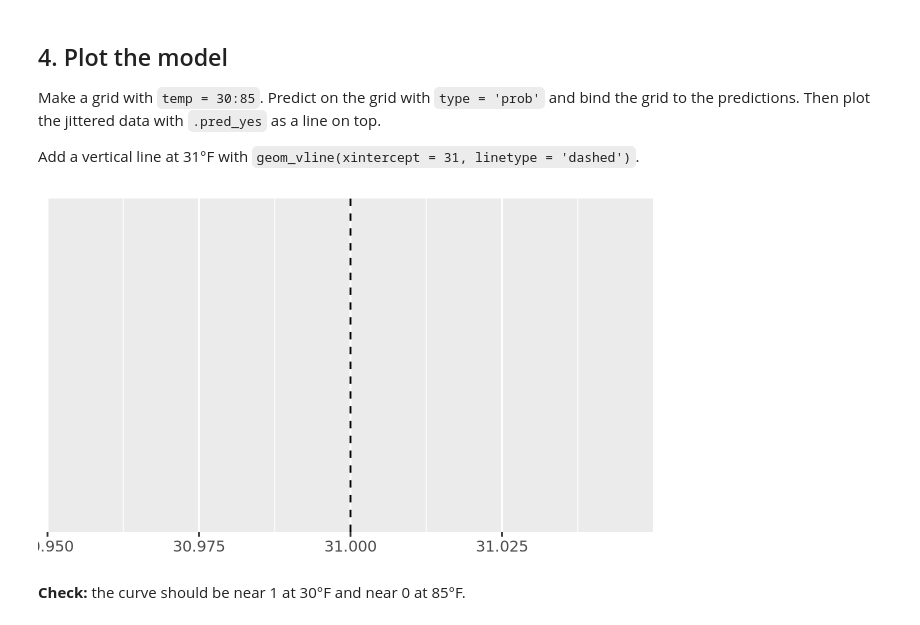
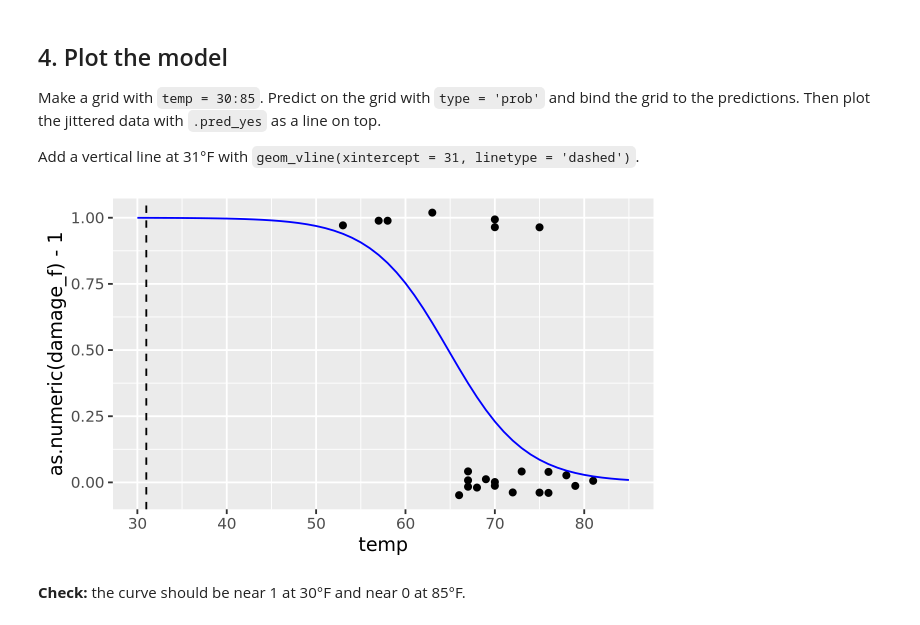
Before and after one commit to carfaro-uncch/codespace, a Jupyter notebook: exercises/11-challenger-exercise.ipynb, the cells around one changed output. Cells and saved outputs as stored; diff of their text form; code cells hidden in the pictures.

Commit message:
complete exercises/11-challenger-exercise.ipynb

```diff
--- a/exercises/11-challenger-exercise.ipynb
+++ b/exercises/11-challenger-exercise.ipynb
@@ -128,12 +128,14 @@ Add a vertical line at 31°F with `geom_vline(xintercept = 31, linetype = 'dashe
 # %%
 grid_temp <- tibble(temp = 30:85)
 
 grid_temp <- grid_temp |>
     bind_cols(predict(mod_fit, new_data = grid_temp, type = 'prob'))
 
-ggplot(challenger, aes(x = temp, y = damage_f)) +
+ggplot(challenger, aes(x = temp, y = as.numeric(damage_f) - 1)) +
+    geom_jitter(width = 0, height = 0.05) +
+    geom_line(data = grid_temp, aes(y = .pred_yes), color = 'blue') +
     geom_vline(xintercept = 31, linetype = 'dashed')
 # %% [output]
-[figure, old version]
+[figure, new version]
 # %% [markdown]
 **Check:** the curve should be near 1 at 30°F and near 0 at 85°F.
```
